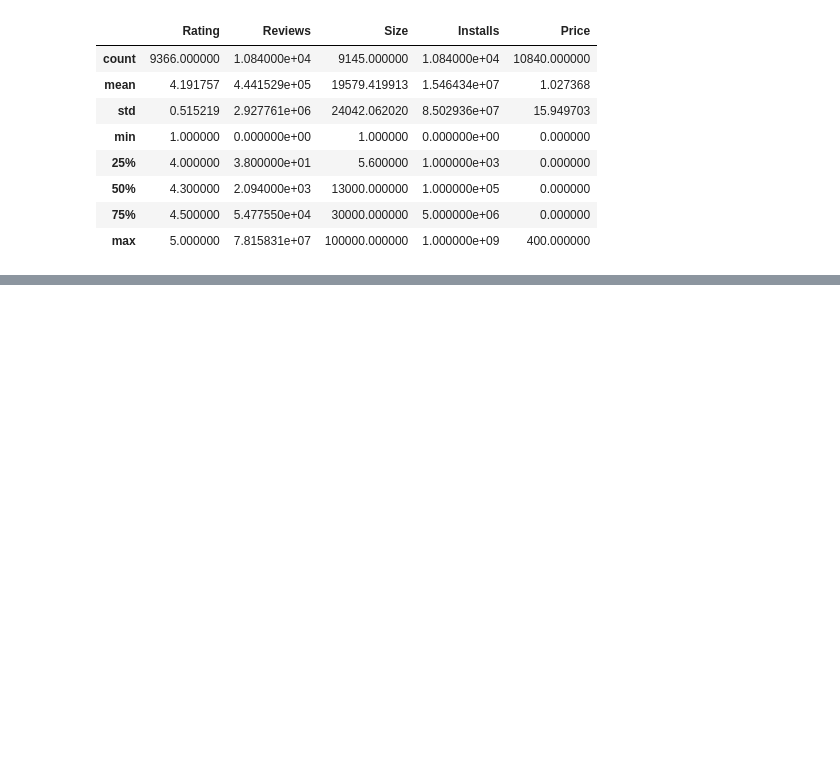
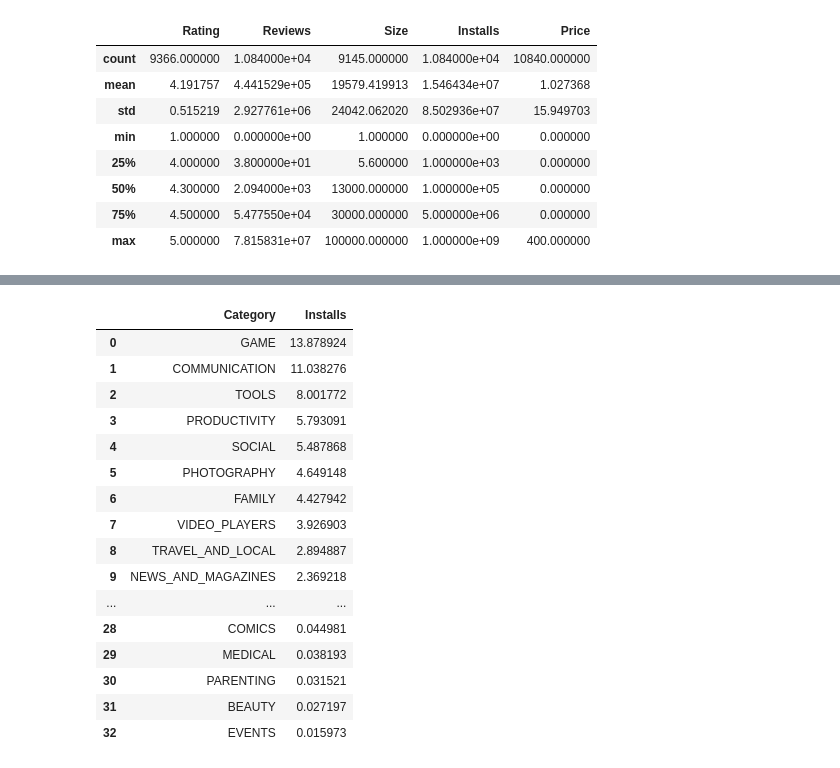
Before and after one commit to fatihsavaskurt/Python-WB, a Jupyter notebook: Google Play Store Apps EDA.ipynb, the cells around one changed output, grey strips where cells are left out. Saved outputs shown, nothing was run; the diff lists cells and outputs as text; code cells hidden in the pictures; blank space fills up the shorter version.

```diff
--- a/Google Play Store Apps EDA.ipynb
+++ b/Google Play Store Apps EDA.ipynb
@@ -340,0 +497,24 @@ df_clean = df_clean.drop_duplicates(subset = ['App'], keep = 'first')
+# %%
+df_cat_install = df_clean.groupby(df_clean['Category'])['Installs'].sum().sort_values(ascending = False).reset_index()
+# %%
+df_cat_install['Installs'] = df_cat_install['Installs']/ 1_000_000_000
+# %%
+df_cat_install
+# %% [output]
+|  | Category | Installs |
+| 0 | GAME | 13.878924 |
+| 1 | COMMUNICATION | 11.038276 |
+| 2 | TOOLS | 8.001772 |
+| 3 | PRODUCTIVITY | 5.793091 |
+| 4 | SOCIAL | 5.487868 |
+| 5 | PHOTOGRAPHY | 4.649148 |
+| 6 | FAMILY | 4.427942 |
+| 7 | VIDEO_PLAYERS | 3.926903 |
+| 8 | TRAVEL_AND_LOCAL | 2.894887 |
+| 9 | NEWS_AND_MAGAZINES | 2.369218 |
+| ... | ... | ... |
+| 28 | COMICS | 0.044981 |
+| 29 | MEDICAL | 0.038193 |
+| 30 | PARENTING | 0.031521 |
+| 31 | BEAUTY | 0.027197 |
+| 32 | EVENTS | 0.015973 |
```
Also changed, not shown: parts of 73 cells of this notebook.
